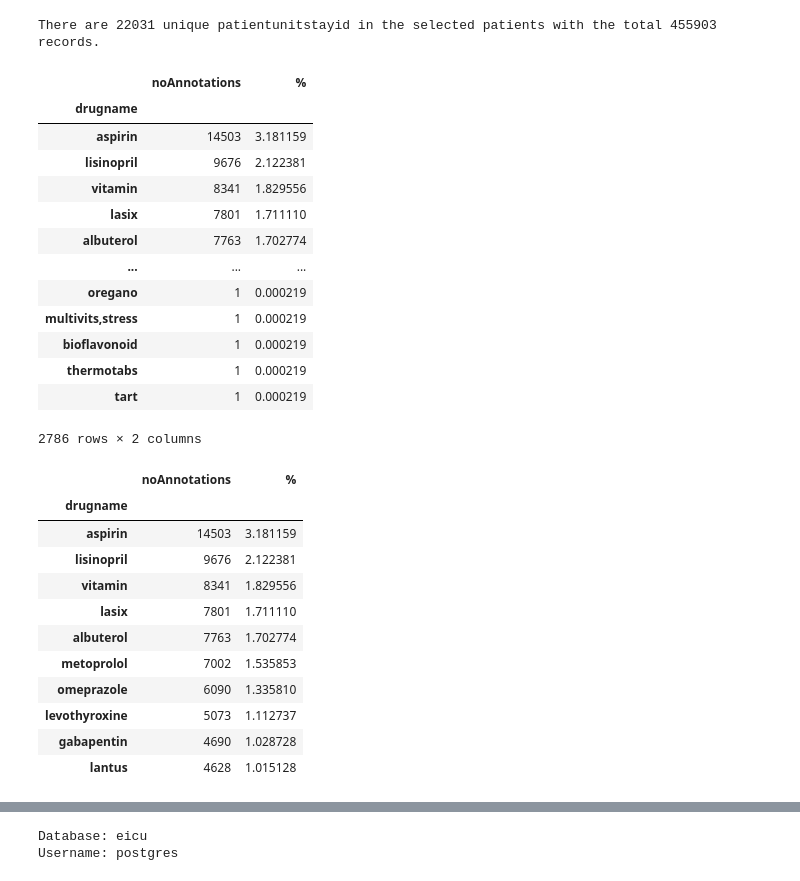
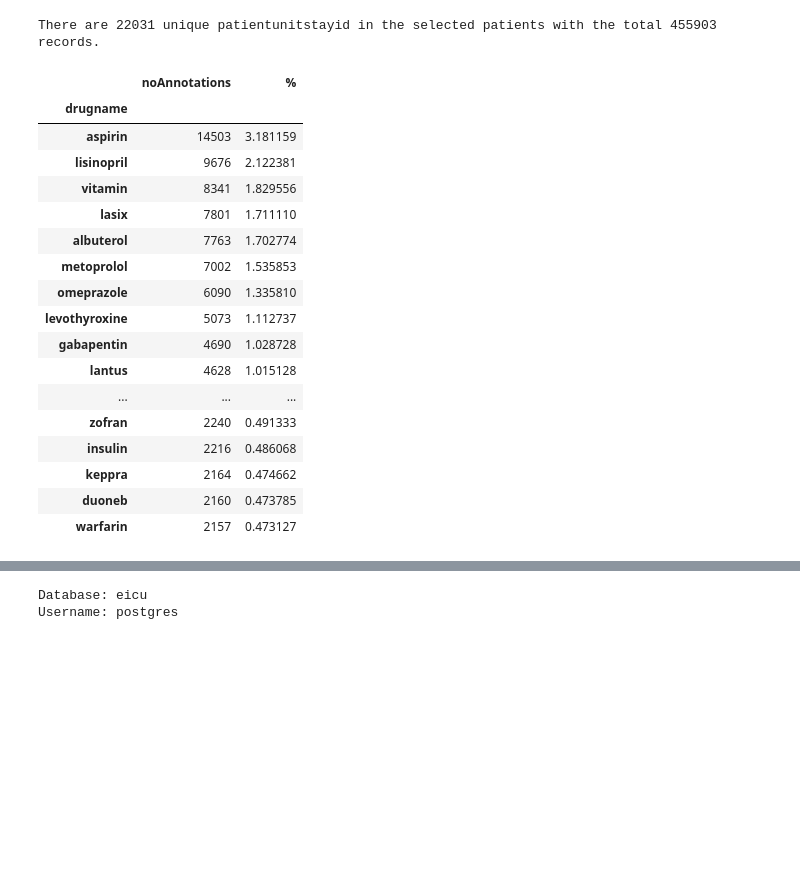
Before and after one commit to joy628/master-project, a Jupyter notebook: data-preprocessing/admissionDrugTable.ipynb, the cells around one changed output, grey strips where cells are left out. Drawn from its saved outputs; the diff is of its cells as text; code cells hidden in the pictures; blank space fills up the shorter version.

```diff
--- a/data-preprocessing/admissionDrugTable.ipynb
+++ b/data-preprocessing/admissionDrugTable.ipynb
@@ -81,38 +81,29 @@ df=pd.read_csv(porcesseddir + 'selected_admissionDrug.csv')
 freq_addrug = pd.DataFrame()
 freq_addrug['noAnnotations'] = df['drugname'].value_counts()
 freq_addrug['%'] = df['drugname'].value_counts() / len(df.index) * 100
-freq_addrug
+# freq_addrug.to_csv(porcesseddir + 'selected_admissionDrug_name.csv',  index=True)
-# %% [output]
-|  | noAnnotations | % |
-| drugname |  |  |
-| aspirin | 14503 | 3.181159 |
-| lisinopril | 9676 | 2.122381 |
-| vitamin | 8341 | 1.829556 |
-| lasix | 7801 | 1.711110 |
-| albuterol | 7763 | 1.702774 |
-| ... | ... | ... |
-| oregano | 1 | 0.000219 |
-| multivits,stress | 1 | 0.000219 |
-| bioflavonoid | 1 | 0.000219 |
-| thermotabs | 1 | 0.000219 |
-| tart | 1 | 0.000219 |
-2786 rows × 2 columns
 # %%
 
-freq_addrug.head(n=10)
+freq_addrug.head(n=50)
 # %% [output]
 |  | noAnnotations | % |
 | drugname |  |  |
 | aspirin | 14503 | 3.181159 |
 | lisinopril | 9676 | 2.122381 |
 | vitamin | 8341 | 1.829556 |
 | lasix | 7801 | 1.711110 |
 | albuterol | 7763 | 1.702774 |
 | metoprolol | 7002 | 1.535853 |
 | omeprazole | 6090 | 1.335810 |
 | levothyroxine | 5073 | 1.112737 |
 | gabapentin | 4690 | 1.028728 |
 | lantus | 4628 | 1.015128 |
+| ... | ... | ... |
+| zofran | 2240 | 0.491333 |
+| insulin | 2216 | 0.486068 |
+| keppra | 2164 | 0.474662 |
+| duoneb | 2160 | 0.473785 |
+| warfarin | 2157 | 0.473127 |
 # %%
 df1= df.copy()
 df1= df1[['apacheadmissiondx', 'drugname']]
```
Also changed, not shown: 4 other files.
